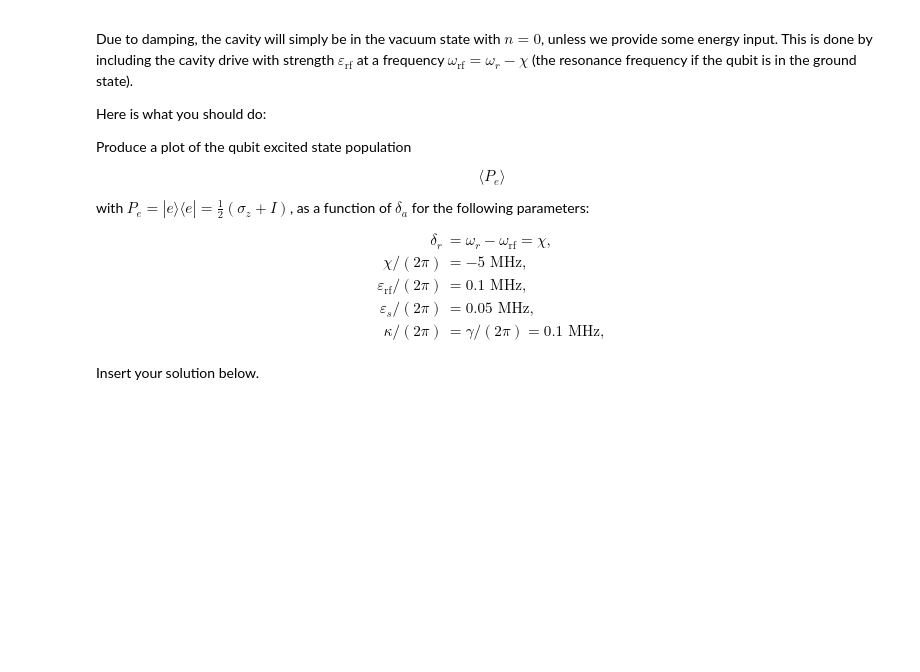
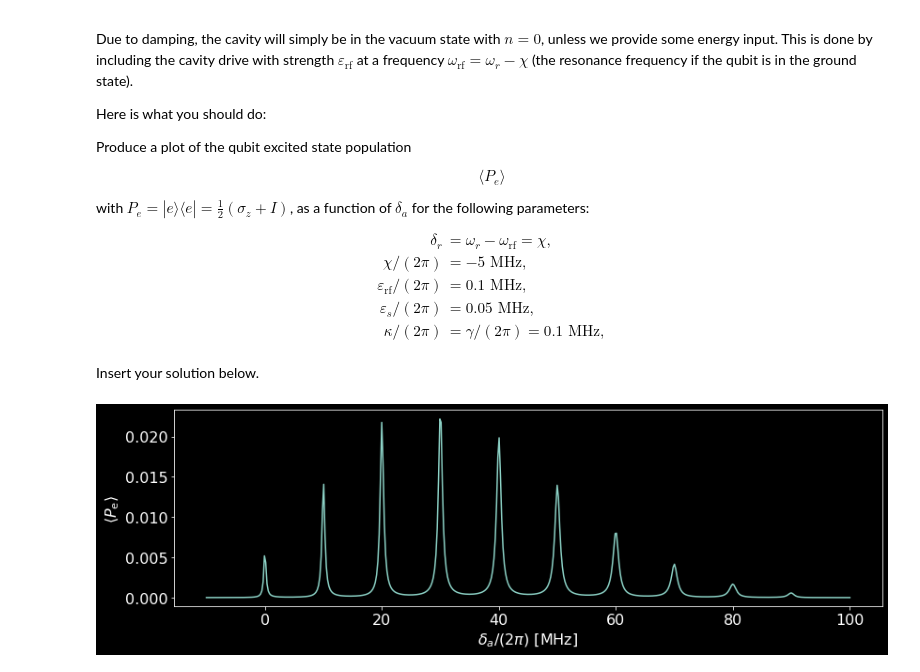
Before and after one commit to jmoo2880/honours-coursework, a Jupyter notebook: Assignments/Assignment 1 - The dispersive regime - final.ipynb, the cells around one changed output. Drawn from its saved outputs; the diff is of its cells as text; code cells hidden in the pictures; blank space fills up the shorter version.

```diff
--- a/Assignments/Assignment 1 - The dispersive regime - final.ipynb
+++ b/Assignments/Assignment 1 - The dispersive regime - final.ipynb
@@ -236,3 +238,45 @@ $$
 $$
 
 Insert your solution below.
+# %%
+deltar = chi
+chi = -5 # units of 2pi MHz
+epsrf = 0.1 # units of 2pi MHz
+epss = 0.05  # units of 2pi MHz
+kappa = 0.1 # units of 2pi MHz
+gamma = 0.1 # untis of 2pi MHz
+
+nmax = 10
+idr = qt.identity(nmax)
+ida = qt.identity(2)
+
+ground = qt.basis(2, 1)
+excited = qt.basis(2, 0)
+
+a = qt.tensor(qt.destroy(nmax), ida)
+sz = qt.tensor(idr, qt.sigmaz())
+sm = qt.tensor(idr, qt.sigmam())
+sp = qt.tensor(idr, qt.sigmap())
+
+P_e = 1/2 * (sz + qt.identity([10,2])) # define excited state number operator
+
+delta_a_range = np.linspace(2 * chi, - 20 * chi, 500) # set delta_a scanning range
+excited_population = list()
+for delta_a in delta_a_range:
+    HU = deltar * a.dag() * a + (delta_a * sz)/ 2 + chi * a.dag() * a * sz + epsrf * (a + a.dag()) + epss * (sm + sp)
+    # find steady state with atom in excited state
+    c_ops = [np.sqrt(kappa) * a, np.sqrt(gamma) * sm]
+    rho = qt.steadystate(HU, c_ops)
+    n_e = qt.expect(P_e, rho)
+    excited_population.append(n_e)
+# %%
+plt.figure(figsize=(12,4))
+plt.style.use(['dark_background'])
+plt.rc('font', size=16)
+plt.plot(delta_a_range, excited_population)
+plt.xlabel('$\delta_a/(2\pi)$ [MHz]')
+plt.ylabel(r'$\langle P_{\mathrm{e}} \rangle$')
+plt.tight_layout()
+plt.show()
+# %% [output]
+[figure, added]
```
Also changed, not shown: parts of 1 cell of this notebook.
